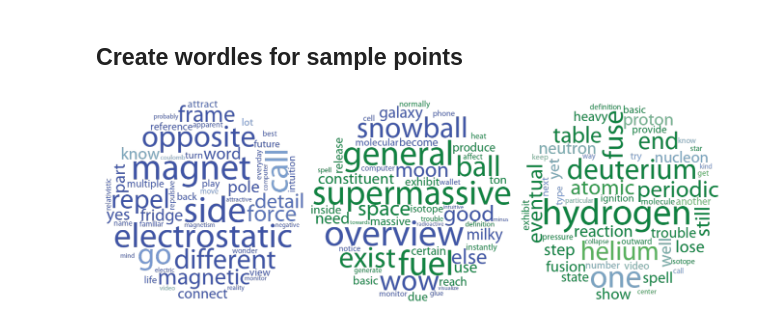
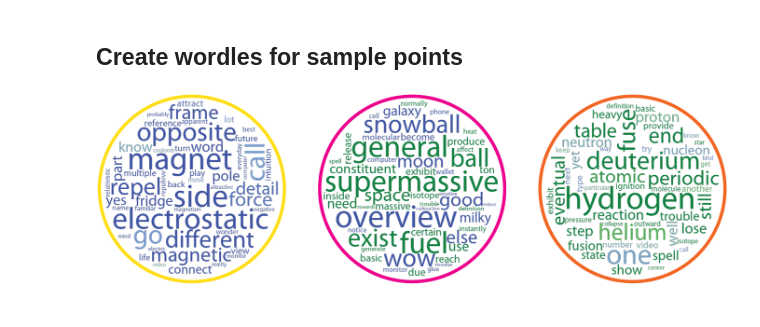
Before and after one commit to ContextLab/efficient-learning-khan, a Jupyter notebook: code/notebooks/4_knowledge-maps.ipynb, the cells around one changed output. Drawn from its saved outputs; the diff is of its cells as text; code cells hidden in the pictures.

Commit message:
add colored borders to wordclouds

```diff
--- a/code/notebooks/4_knowledge-maps.ipynb
+++ b/code/notebooks/4_knowledge-maps.ipynb
@@ -567,33 +568,35 @@ cmap = LinearSegmentedColormap.from_list('WordleInterpCmap',
                                           '#70c167',
                                           '#0f8140'],
                                          N=100)
 # create a callable that will return a color for a given word in the
 # vocabulary based on its relative weight in the two lectures
 color_func = InterpColorFunc(forces_weights=forces_wordweights,
                              bos_weights=bos_wordweights,
                              cmap=cmap)
 
 fig, axarr =  plt.subplots(1, len(wordle_coords))
 fig.set_size_inches(24, 8)
 
 for i, coords in enumerate(coords_wordweights):
     weights_dict = dict(zip(vocabulary, coords))
     wc = plot_wordle(weights_dict,
                      color_func=color_func,
                      mask=exp.wordle_mask,
+                     border=True,
+                     border_color=WORDLE_COLORS[i],
+                     border_width=7,
+                     border_pad=2,
                      ax=axarr[i],
                      random_state=0,
                      max_words=WORDLE_N_WORDS,
                      relative_scaling=1,
                      mode='RGBA',
                      font_path=str(WORLDE_FONT_PATH),
                      max_font_size=90,
                      background_color=None)
 
 #     with open(KMAPS_FIG_DIR.joinpath(f'wordle{i+1}.svg'), 'w') as f:
 #         f.write(wc.to_svg(embed_font=False))
-
-plt.subplots_adjust(wspace=-.1)
 plt.show()
 # %% [output]
-[figure, old version]
+[figure, new version]
```
Also changed, not shown: parts of 2 cells of this notebook.
